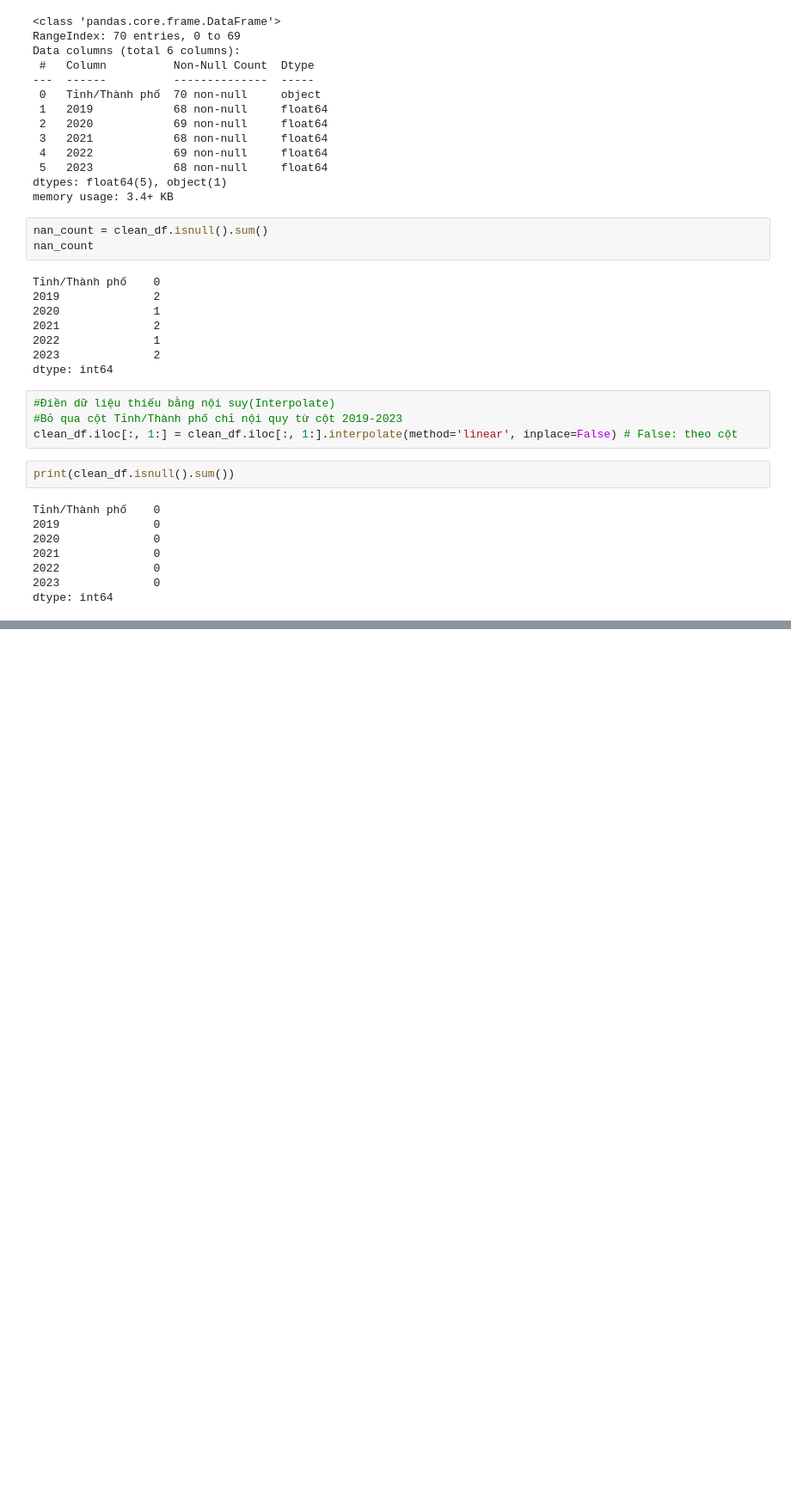
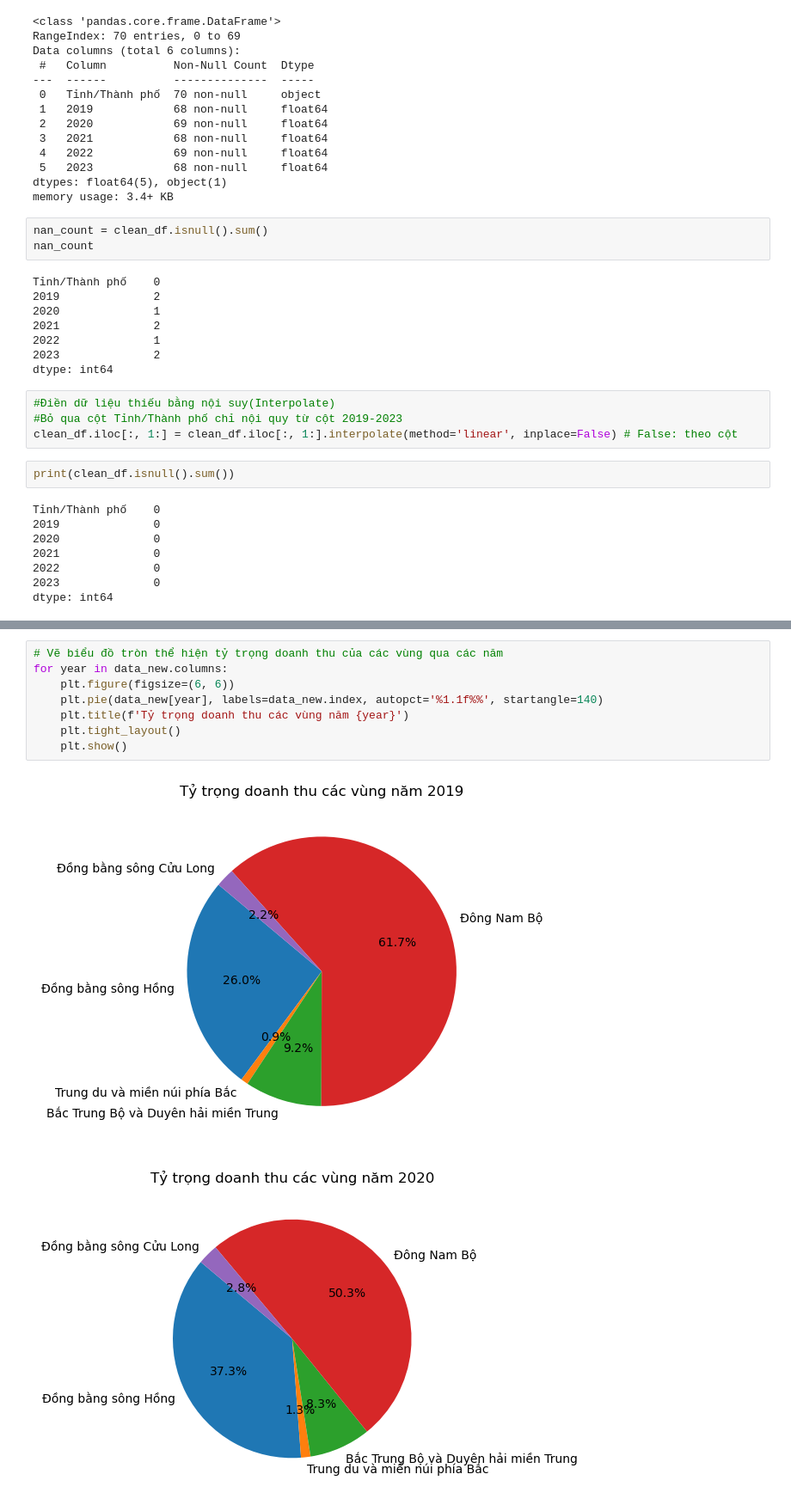
Before and after one commit to honguyenhoangphat/Thuthap_Tien_XuLyDuLieu, a Jupyter notebook: DoAnCuoiKy/Doanh thu du lịch.ipynb, the cells around one changed output, grey strips where cells are left out. Shown: that part at 86% size. Cells and saved outputs as stored; diff of their text form; blank space fills up the shorter version.

```diff
--- a/DoAnCuoiKy/Doanh thu du lịch.ipynb
+++ b/DoAnCuoiKy/Doanh thu du lịch.ipynb
@@ -259,0 +157,11 @@ merge_df
+# %%
+# Vẽ biểu đồ tròn thể hiện tỷ trọng doanh thu của các vùng qua các năm
+for year in data_new.columns:
+    plt.figure(figsize=(6, 6))
+    plt.pie(data_new[year], labels=data_new.index, autopct='%1.1f%%', startangle=140)
+    plt.title(f'Tỷ trọng doanh thu các vùng năm {year}')
+    plt.tight_layout()
+    plt.show()
+# %% [output]
+[figure, added]
+[figure, added]
```
Also changed, not shown: parts of 19 cells of this notebook, 1 other file.
